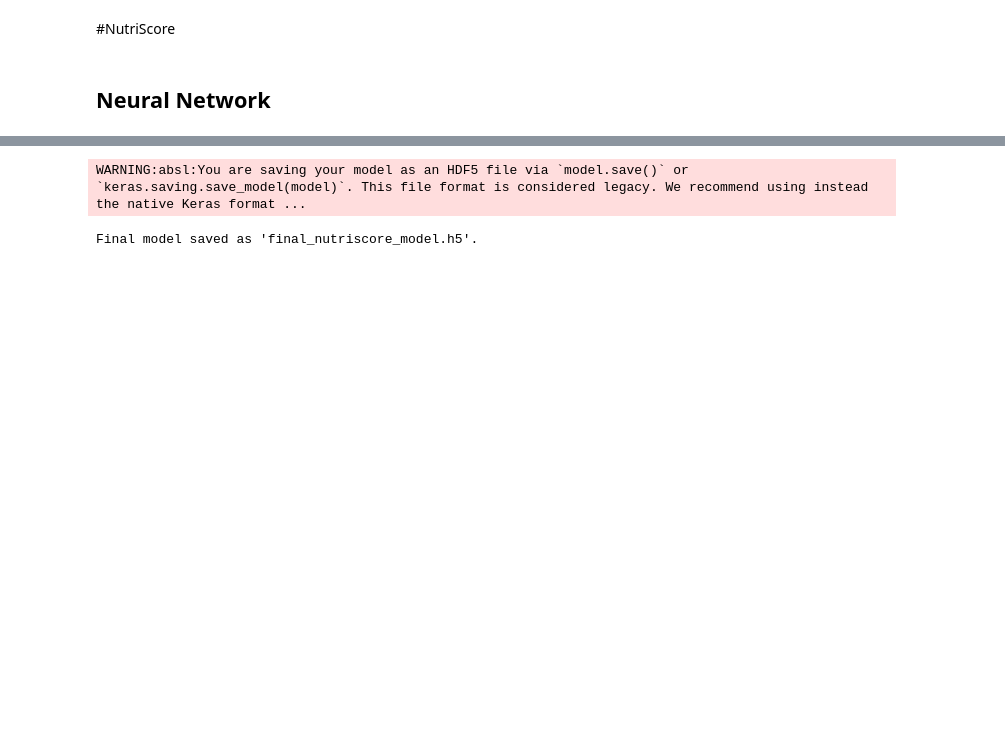
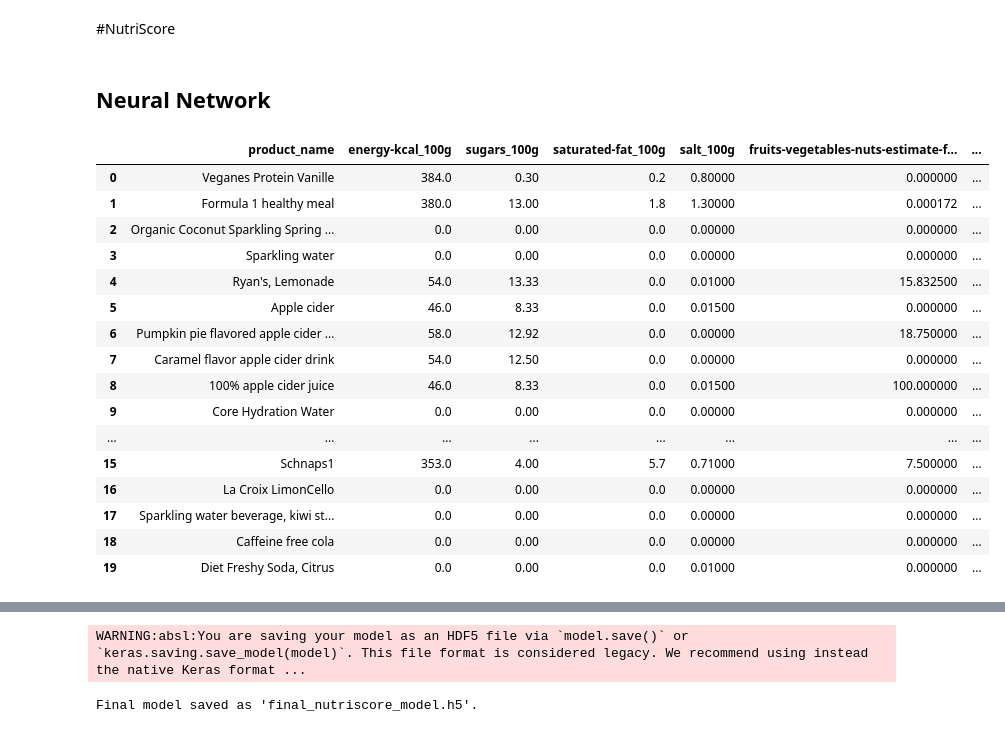
Before and after one commit to MSATRIAD/TePi-Capstone-Project-Repository, a Jupyter notebook: ML/model/fixed_final_model.ipynb, the cells around one changed output, grey strips where cells are left out. Drawn from its saved outputs; the diff is of its cells as text; code cells hidden in the pictures; blank space fills up the shorter version.

```diff
--- a/ML/model/fixed_final_model.ipynb
+++ b/ML/model/fixed_final_model.ipynb
@@ -17,3 +17,33 @@ data = pd.read_csv('/content/train_final.csv')
+# %%
+# Remove specified columns from the data and make a copy
+columns_to_remove = [
+    'energy_points', 'sugars_points', 'saturated_fat_points', 'salt_points',
+    'fruits_points', 'fiber_points', 'proteins_points', 'total_negative_points',
+    'total_positive_points', 'total_score'
+]
+
+data_copy = data.drop(columns=columns_to_remove).copy()
+data_copy['nutriscore_grade'] = data_copy['nutriscore_grade'].map({1: 'A', 2: 'B', 3: 'C', 4: 'D', 5: 'E'})
+
+data_copy.head(20)
+# %% [output]
+|  | product_name | energy-kcal_100g | sugars_100g | saturated-fat_100g | salt_100g | fruits-vegetables-nuts-estimate-f... | ... |
+| 0 | Veganes Protein Vanille | 384.0 | 0.30 | 0.2 | 0.80000 | 0.000000 | ... |
+| 1 | Formula 1 healthy meal | 380.0 | 13.00 | 1.8 | 1.30000 | 0.000172 | ... |
+| 2 | Organic Coconut Sparkling Spring ... | 0.0 | 0.00 | 0.0 | 0.00000 | 0.000000 | ... |
+| 3 | Sparkling water | 0.0 | 0.00 | 0.0 | 0.00000 | 0.000000 | ... |
+| 4 | Ryan's, Lemonade | 54.0 | 13.33 | 0.0 | 0.01000 | 15.832500 | ... |
+| 5 | Apple cider | 46.0 | 8.33 | 0.0 | 0.01500 | 0.000000 | ... |
+| 6 | Pumpkin pie flavored apple cider ... | 58.0 | 12.92 | 0.0 | 0.00000 | 18.750000 | ... |
+| 7 | Caramel flavor apple cider drink | 54.0 | 12.50 | 0.0 | 0.00000 | 0.000000 | ... |
+| 8 | 100% apple cider juice | 46.0 | 8.33 | 0.0 | 0.01500 | 100.000000 | ... |
+| 9 | Core Hydration Water | 0.0 | 0.00 | 0.0 | 0.00000 | 0.000000 | ... |
+| ... | ... | ... | ... | ... | ... | ... | ... |
+| 15 | Schnaps1 | 353.0 | 4.00 | 5.7 | 0.71000 | 7.500000 | ... |
+| 16 | La Croix LimonCello | 0.0 | 0.00 | 0.0 | 0.00000 | 0.000000 | ... |
+| 17 | Sparkling water beverage, kiwi st... | 0.0 | 0.00 | 0.0 | 0.00000 | 0.000000 | ... |
+| 18 | Caffeine free cola | 0.0 | 0.00 | 0.0 | 0.00000 | 0.000000 | ... |
+| 19 | Diet Freshy Soda, Citrus | 0.0 | 0.00 | 0.0 | 0.01000 | 0.000000 | ... |
 # %%
 # Encode the target variable
 label_encoder = LabelEncoder()
```
Also changed, not shown: parts of 7 cells of this notebook, 2 other files.
